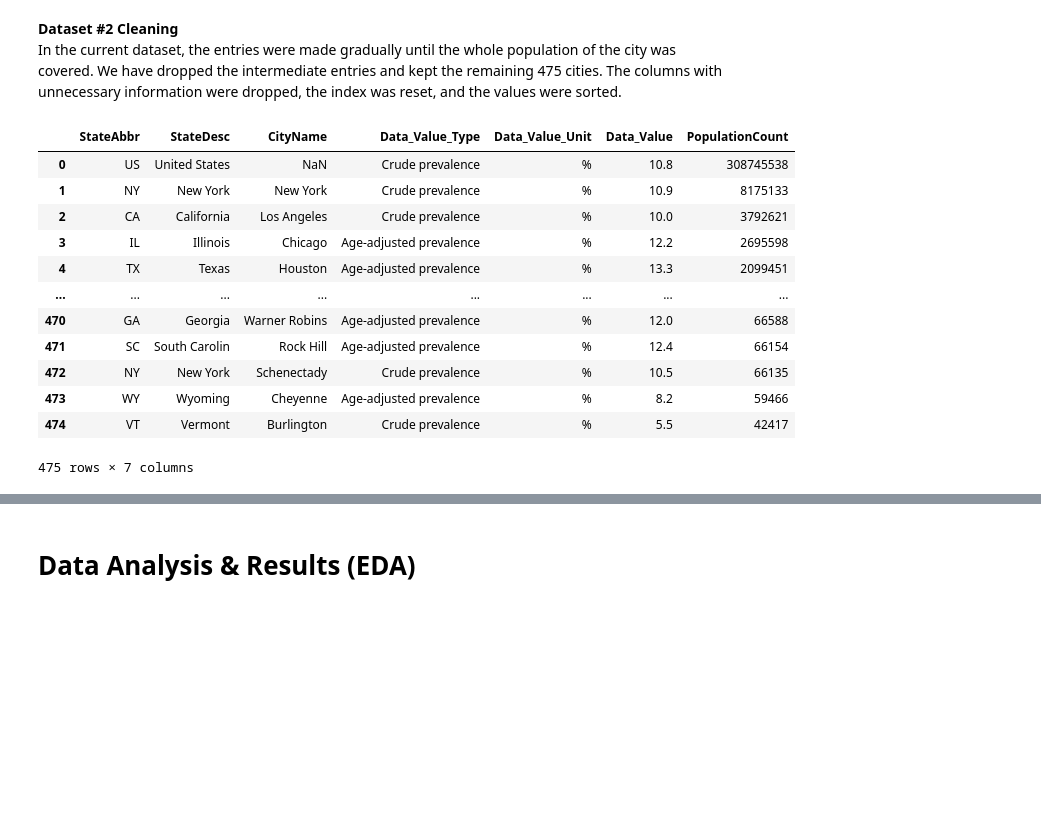
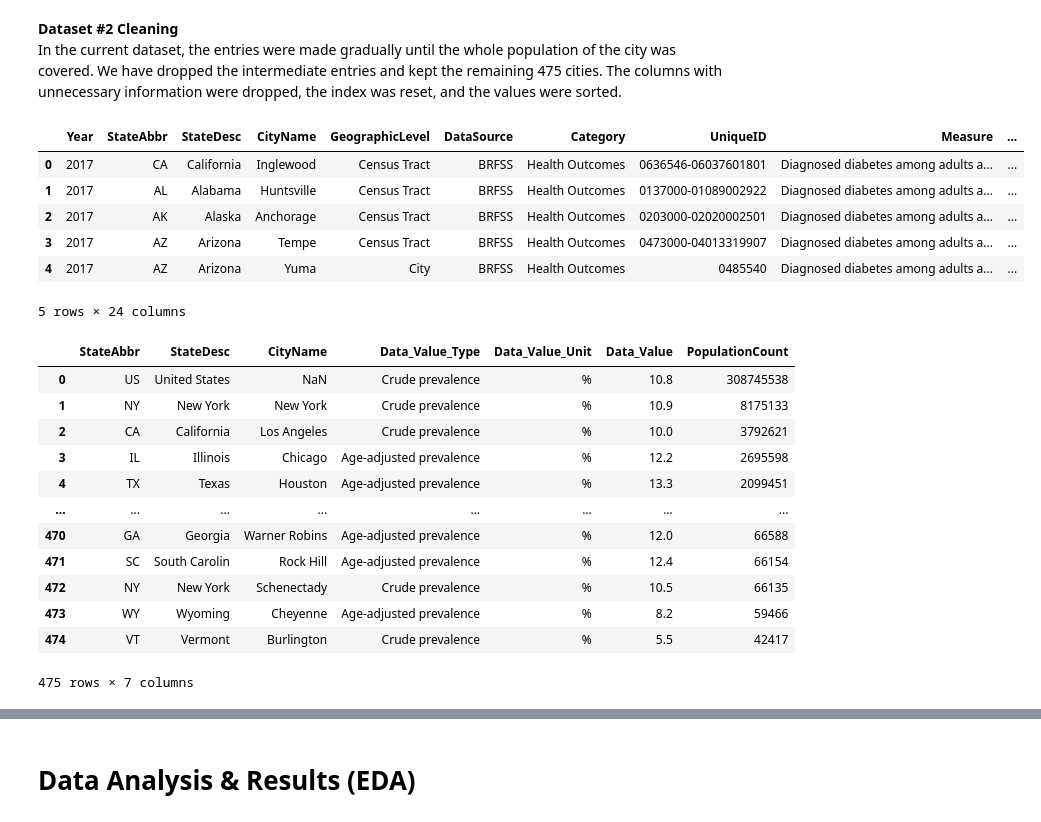
Before and after one commit to sim-anna/COGS108-Group_026-Wi23, a Jupyter notebook: EDACheckpointGroup_026-Wi23.ipynb, the cells around one changed output, grey strips where cells are left out. Cells and saved outputs as stored; diff of their text form; code cells hidden in the pictures; blank space fills up the shorter version.

```diff
--- a/EDACheckpointGroup_026-Wi23.ipynb
+++ b/EDACheckpointGroup_026-Wi23.ipynb
@@ -91,6 +102,15 @@ inc['City'].unique().shape
 In the current dataset, the entries were made gradually until the whole population of the city was covered. We have dropped the intermediate entries and kept the remaining 475 cities. The columns with unnecessary information were dropped, the index was reset, and the values were sorted.
 # %%
 db = pd.read_csv("Diagnosed_Diabetes.csv", na_filter = True, thousands=',', decimal='.')
+db.head()
+# %% [output]
+|  | Year | StateAbbr | StateDesc | CityName | GeographicLevel | DataSource | Category | UniqueID | Measure | ... |
+| 0 | 2017 | CA | California | Inglewood | Census Tract | BRFSS | Health Outcomes | 0636546-06037601801 | Diagnosed diabetes among adults a... | ... |
+| 1 | 2017 | AL | Alabama | Huntsville | Census Tract | BRFSS | Health Outcomes | 0137000-01089002922 | Diagnosed diabetes among adults a... | ... |
+| 2 | 2017 | AK | Alaska | Anchorage | Census Tract | BRFSS | Health Outcomes | 0203000-02020002501 | Diagnosed diabetes among adults a... | ... |
+| 3 | 2017 | AZ | Arizona | Tempe | Census Tract | BRFSS | Health Outcomes | 0473000-04013319907 | Diagnosed diabetes among adults a... | ... |
+| 4 | 2017 | AZ | Arizona | Yuma | City | BRFSS | Health Outcomes | 0485540 | Diagnosed diabetes among adults a... | ... |
+5 rows × 24 columns
 # %%
 db = db.drop(columns=['Year', 'DataSource', 'Measure',\
                       'CategoryID', 'Category', 'MeasureId',\
@@ -107,20 +127,22 @@ db = db[['StateAbbr',\
          'Data_Value',\
          'PopulationCount']]
 # %%
-db.sort_values(by = 'PopulationCount', ascending = False)\
+db = db.sort_values(by = 'PopulationCount', ascending = False)\
                 .drop_duplicates(subset=['CityName'], keep='first')\
                 .reset_index(drop= True)
-# %% [output]
-|  | StateAbbr | StateDesc | CityName | Data_Value_Type | Data_Value_Unit | Data_Value | PopulationCount |
-| 0 | US | United States | NaN | Crude prevalence | % | 10.8 | 308745538 |
-| 1 | NY | New York | New York | Crude prevalence | % | 10.9 | 8175133 |
-| 2 | CA | California | Los Angeles | Crude prevalence | % | 10.0 | 3792621 |
-| 3 | IL | Illinois | Chicago | Age-adjusted prevalence | % | 12.2 | 2695598 |
-| 4 | TX | Texas | Houston | Age-adjusted prevalence | % | 13.3 | 2099451 |
-| ... | ... | ... | ... | ... | ... | ... | ... |
-| 470 | GA | Georgia | Warner Robins | Age-adjusted prevalence | % | 12.0 | 66588 |
-| 471 | SC | South Carolin | Rock Hill | Age-adjusted prevalence | % | 12.4 | 66154 |
-| 472 | NY | New York | Schenectady | Crude prevalence | % | 10.5 | 66135 |
-| 473 | WY | Wyoming | Cheyenne | Age-adjusted prevalence | % | 8.2 | 59466 |
-| 474 | VT | Vermont | Burlington | Crude prevalence | % | 5.5 | 42417 |
-475 rows × 7 columns
+# %%
+db
+# %% [output]
+|  | StateAbbr | StateDesc | CityName | Data_Value_Type | Data_Value_Unit | Data_Value | PopulationCount |
+| 0 | US | United States | NaN | Crude prevalence | % | 10.8 | 308745538 |
+| 1 | NY | New York | New York | Crude prevalence | % | 10.9 | 8175133 |
+| 2 | CA | California | Los Angeles | Crude prevalence | % | 10.0 | 3792621 |
+| 3 | IL | Illinois | Chicago | Age-adjusted prevalence | % | 12.2 | 2695598 |
+| 4 | TX | Texas | Houston | Age-adjusted prevalence | % | 13.3 | 2099451 |
+| ... | ... | ... | ... | ... | ... | ... | ... |
+| 470 | GA | Georgia | Warner Robins | Age-adjusted prevalence | % | 12.0 | 66588 |
+| 471 | SC | South Carolin | Rock Hill | Age-adjusted prevalence | % | 12.4 | 66154 |
+| 472 | NY | New York | Schenectady | Crude prevalence | % | 10.5 | 66135 |
+| 473 | WY | Wyoming | Cheyenne | Age-adjusted prevalence | % | 8.2 | 59466 |
+| 474 | VT | Vermont | Burlington | Crude prevalence | % | 5.5 | 42417 |
+475 rows × 7 columns
```
Also changed, not shown: parts of 15 cells of this notebook.
